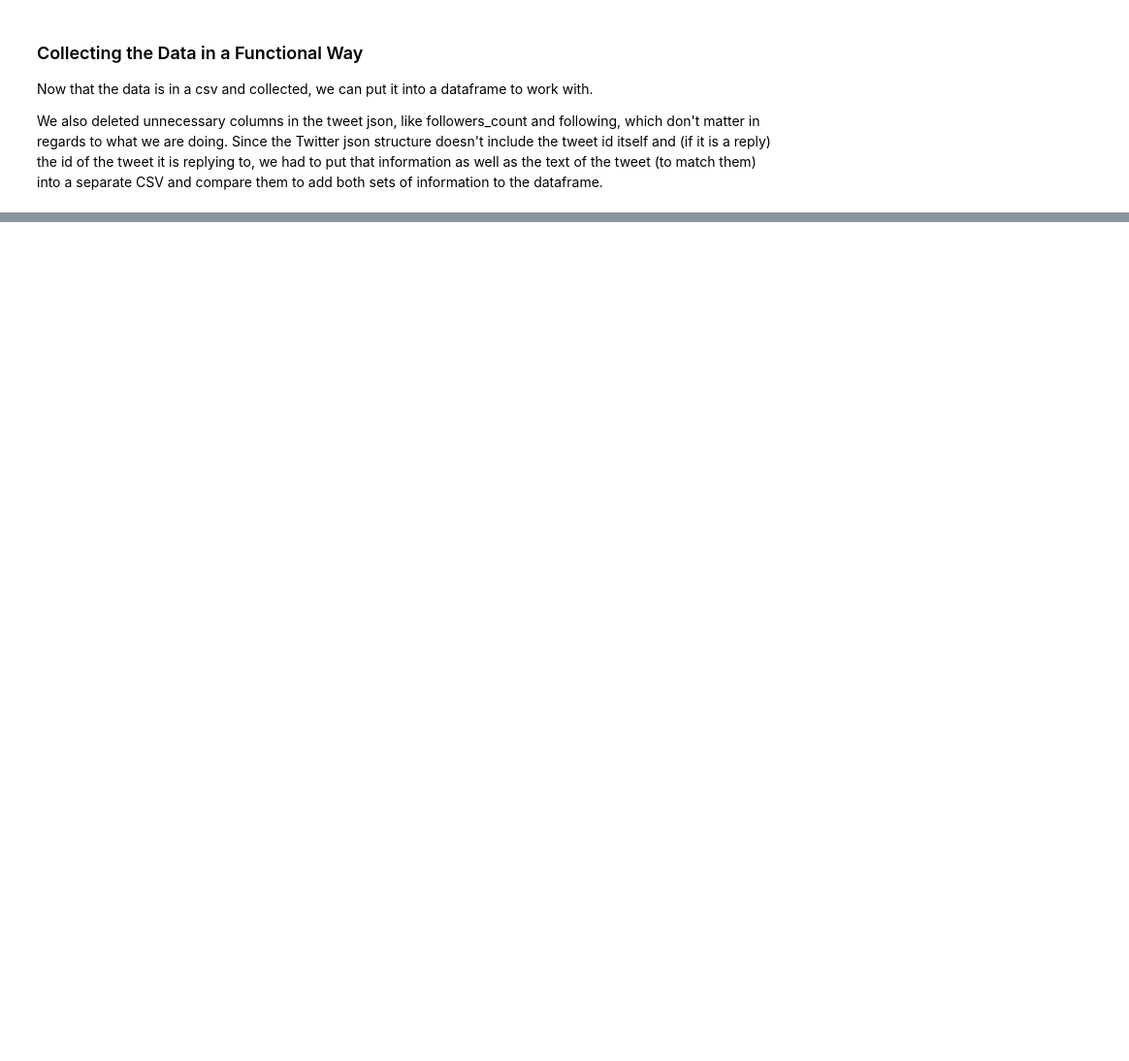
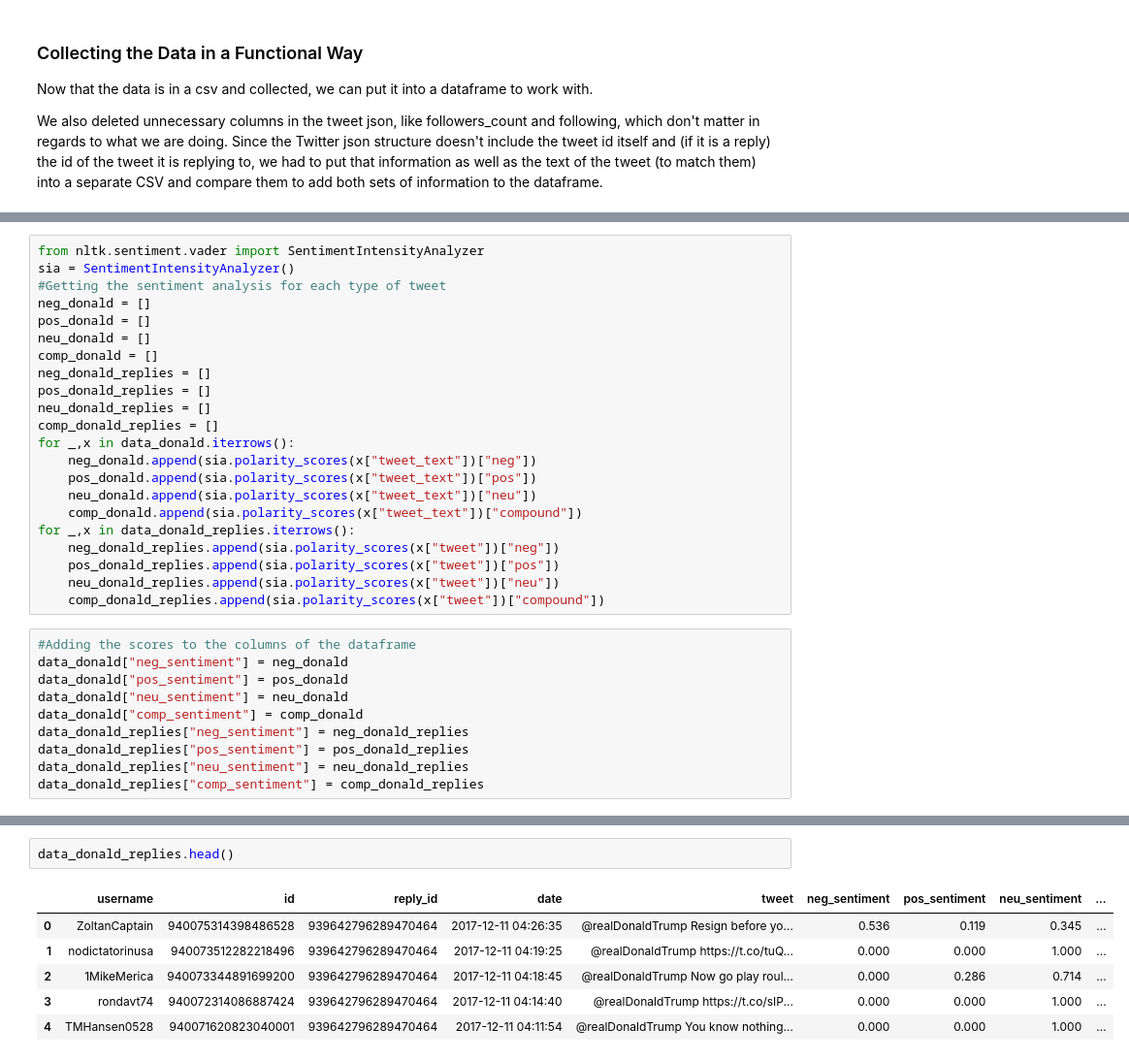
Before and after one commit to sarah-bullard/cmsc320-finalproject, a Jupyter notebook: cmsc320finalproject.ipynb, the cells around one changed output, grey strips where cells are left out. Shown: that part at 97% size. Saved outputs shown, nothing was run; the diff lists cells and outputs as text; blank space fills up the shorter version.

```diff
--- a/cmsc320finalproject.ipynb
+++ b/cmsc320finalproject.ipynb
@@ -344,0 +327,32 @@ data_donald_replies
+# %%
+from nltk.sentiment.vader import SentimentIntensityAnalyzer
+sia = SentimentIntensityAnalyzer()
+#Getting the sentiment analysis for each type of tweet
+neg_donald = []
+pos_donald = []
+neu_donald = []
+comp_donald = []
+neg_donald_replies = []
+pos_donald_replies = []
+neu_donald_replies = []
+comp_donald_replies = []
+for _,x in data_donald.iterrows():
+    neg_donald.append(sia.polarity_scores(x["tweet_text"])["neg"])
+    pos_donald.append(sia.polarity_scores(x["tweet_text"])["pos"])
+    neu_donald.append(sia.polarity_scores(x["tweet_text"])["neu"])
+    comp_donald.append(sia.polarity_scores(x["tweet_text"])["compound"])
+for _,x in data_donald_replies.iterrows():
+    neg_donald_replies.append(sia.polarity_scores(x["tweet"])["neg"])
+    pos_donald_replies.append(sia.polarity_scores(x["tweet"])["pos"])
+    neu_donald_replies.append(sia.polarity_scores(x["tweet"])["neu"])
+    comp_donald_replies.append(sia.polarity_scores(x["tweet"])["compound"])
+# %%
+#Adding the scores to the columns of the dataframe
+data_donald["neg_sentiment"] = neg_donald
+data_donald["pos_sentiment"] = pos_donald
+data_donald["neu_sentiment"] = neu_donald
+data_donald["comp_sentiment"] = comp_donald
+data_donald_replies["neg_sentiment"] = neg_donald_replies
+data_donald_replies["pos_sentiment"] = pos_donald_replies
+data_donald_replies["neu_sentiment"] = neu_donald_replies
+data_donald_replies["comp_sentiment"] = comp_donald_replies
@@ -344,0 +368,9 @@ data_donald_replies
+# %%
+data_donald_replies.head()
+# %% [output]
+|  | username | id | reply_id | date | tweet | neg_sentiment | pos_sentiment | neu_sentiment | ... |
+| 0 | ZoltanCaptain | 940075314398486528 | 939642796289470464 | 2017-12-11 04:26:35 | @realDonaldTrump Resign before yo... | 0.536 | 0.119 | 0.345 | ... |
+| 1 | nodictatorinusa | 940073512282218496 | 939642796289470464 | 2017-12-11 04:19:25 | @realDonaldTrump https://t.co/tuQ... | 0.000 | 0.000 | 1.000 | ... |
+| 2 | 1MikeMerica | 940073344891699200 | 939642796289470464 | 2017-12-11 04:18:45 | @realDonaldTrump Now go play roul... | 0.000 | 0.286 | 0.714 | ... |
+| 3 | rondavt74 | 940072314086887424 | 939642796289470464 | 2017-12-11 04:14:40 | @realDonaldTrump https://t.co/sIP... | 0.000 | 0.000 | 1.000 | ... |
+| 4 | TMHansen0528 | 940071620823040001 | 939642796289470464 | 2017-12-11 04:11:54 | @realDonaldTrump You know nothing... | 0.000 | 0.000 | 1.000 | ... |
```
Also changed, not shown: parts of 32 cells of this notebook.
